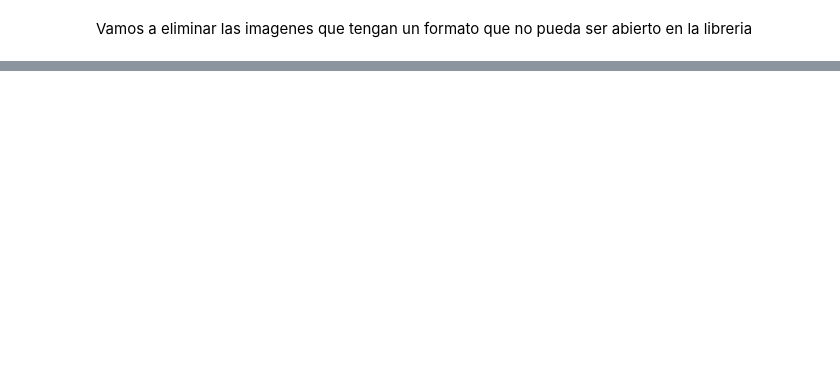
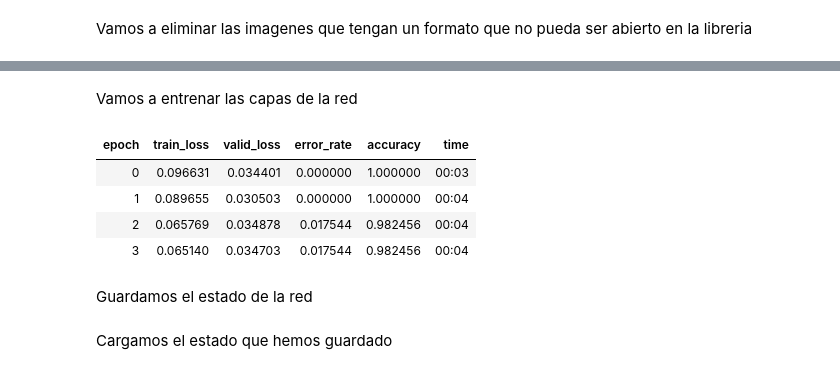
Before and after one commit to ismarano/IAEntregable2, a Jupyter notebook: entregable3.ipynb, the cells around one changed output, grey strips where cells are left out. Saved outputs shown, nothing was run; the diff lists cells and outputs as text; code cells hidden in the pictures; blank space fills up the shorter version.

```diff
--- a/entregable3.ipynb
+++ b/entregable3.ipynb
@@ -102,0 +128,12 @@ cannot identify image file <_io.BufferedReader name='data/vehiculos/camion/00000
+# %% [markdown]
+Vamos a entrenar las capas de la red
+# %%
+learn.fit_one_cycle(4,max_lr=slice(3e-5,3e-4))
+# %% [output]
+| epoch | train_loss | valid_loss | error_rate | accuracy | time |
+| 0 | 0.096631 | 0.034401 | 0.000000 | 1.000000 | 00:03 |
+| 1 | 0.089655 | 0.030503 | 0.000000 | 1.000000 | 00:04 |
+| 2 | 0.065769 | 0.034878 | 0.017544 | 0.982456 | 00:04 |
+| 3 | 0.065140 | 0.034703 | 0.017544 | 0.982456 | 00:04 |
+# %% [markdown]
+Guardamos el estado de la red
@@ -102,0 +142,2 @@ cannot identify image file <_io.BufferedReader name='data/vehiculos/camion/00000
+# %% [markdown]
+Cargamos el estado que hemos guardado
```
Also changed, not shown: parts of 23 cells of this notebook.
